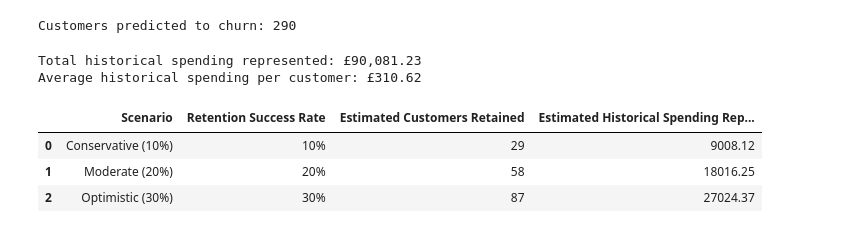
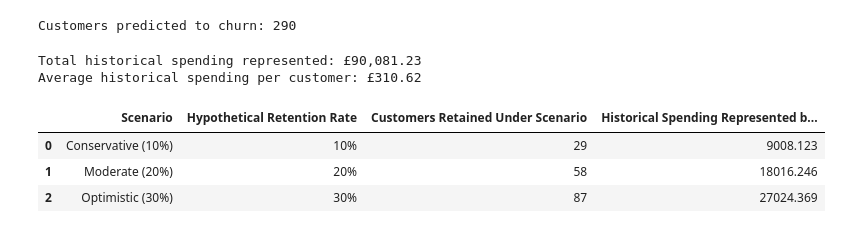
Before and after one commit to codemaame/customer-churn-prediction, a Jupyter notebook: customer_churn_prediction.ipynb, the cells around one changed output. Drawn from its saved outputs; the diff is of its cells as text; code cells hidden in the pictures.

```diff
--- a/customer_churn_prediction.ipynb
+++ b/customer_churn_prediction.ipynb
@@ -96,0 +109,5 @@ Dataset shape: 541,909 rows × 8 columns
+# %%
+df["InvoiceDate"] = pd.to_datetime(df["InvoiceDate"])
+
+print("Earliest transaction:", df["InvoiceDate"].min())
+print("Latest transaction:", df["InvoiceDate"].max())
@@ -1981,0 +2029,11 @@ historical_rfm.head()
+# %%
+# Reuse the previously engineered historical RFM features
+historical_rfm = (
+    customer_features[
+        ["Recency", "Frequency", "Monetary"]
+    ]
+    .reset_index()
+    .copy()
+)
+
+historical_rfm.head()
@@ -3377,47 +3513,57 @@ print("Customers predicted to churn:", len(predicted_churners))
 # %% [output]
 Customers predicted to churn: 290
 # %%
-total_revenue_at_risk = predicted_churners["Monetary"].sum()
+# Historical spending represented by customers predicted to churn
+total_historical_spending = predicted_churners["Monetary"].sum()
 
-average_customer_value = predicted_churners["Monetary"].mean()
+average_historical_spending = predicted_churners["Monetary"].mean()
 
-print(f"Total historical spending represented: £{total_revenue_at_risk:,.2f}")
-print(f"Average historical spending per customer: £{average_customer_value:,.2f}")
+print(
+    f"Total historical spending represented: "
+    f"£{total_historical_spending:,.2f}"
+)
+
+print(
+    f"Average historical spending per customer: "
+    f"£{average_historical_spending:,.2f}"
+)
 # %% [output]
 Total historical spending represented: £90,081.23
 Average historical spending per customer: £310.62
 # %%
+# Define hypothetical retention-rate scenarios
 retention_rates = [0.10, 0.20, 0.30]
 
 scenario_names = [
     "Conservative (10%)",
     "Moderate (20%)",
     "Optimistic (30%)"
 ]
 
+# Create descriptive scenario table
 impact_df = pd.DataFrame({
     "Scenario": scenario_names,
 
-    "Retention Success Rate": [
+    "Hypothetical Retention Rate": [
         "10%",
         "20%",
         "30%"
     ],
 
-    "Estimated Customers Retained": [
+    "Customers Retained Under Scenario": [
         round(len(predicted_churners) * rate)
         for rate in retention_rates
     ],
 
-    "Estimated Historical Spending Represented by Retained Customers (£)": [
-        round(total_revenue_at_risk * rate, 2)
+    "Historical Spending Represented by Retained Customers (£)": [
+        total_historical_spending * rate
         for rate in retention_rates
     ]
 })
 
 impact_df
 # %% [output]
-|  | Scenario | Retention Success Rate | Estimated Customers Retained | Estimated Historical Spending Rep... |
-| 0 | Conservative (10%) | 10% | 29 | 9008.12 |
-| 1 | Moderate (20%) | 20% | 58 | 18016.25 |
-| 2 | Optimistic (30%) | 30% | 87 | 27024.37 |
+|  | Scenario | Hypothetical Retention Rate | Customers Retained Under Scenario | Historical Spending Represented b... |
+| 0 | Conservative (10%) | 10% | 29 | 9008.123 |
+| 1 | Moderate (20%) | 20% | 58 | 18016.246 |
+| 2 | Optimistic (30%) | 30% | 87 | 27024.369 |
```
Also changed, not shown: parts of 58 cells of this notebook.
